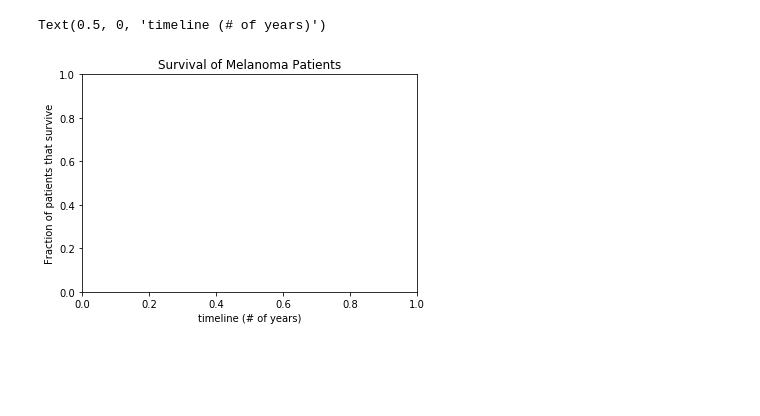
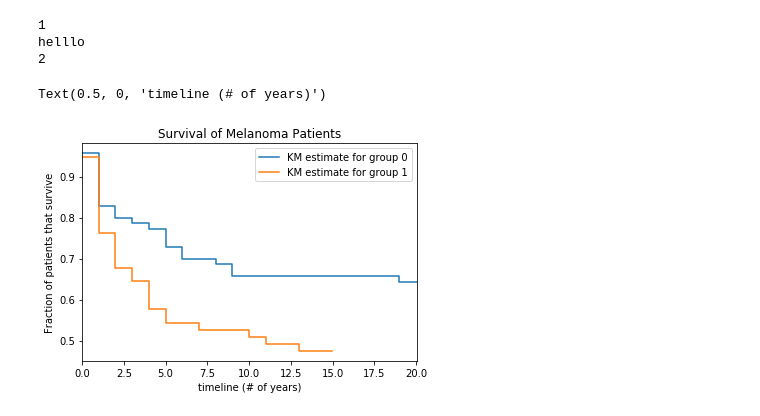
Before and after one commit to isbinternship/MelanomaExpression, a Jupyter notebook: risk_by_subtype.ipynb, the cells around one changed output. Saved outputs shown, nothing was run; the diff lists cells and outputs as text; code cells hidden in the pictures; blank space fills up the shorter version.

```diff
--- a/risk_by_subtype.ipynb
+++ b/risk_by_subtype.ipynb
@@ -20,47 +20,67 @@ dill.load_session(results + "subtype_discovery.dill")
 # %%
 #load survival Data
 
-survivalSKCM = pd.read_csv("/Users/user/projects/melanoma/melanoma_data/clinical.tsv", sep='\t', index_col=0,header=0)
+survivalSKCM = pd.read_csv("/Users/user/projects/melanoma/melanoma_data/clinical.tsv", sep='\t', index_col=1,header=0)
 survivalDfSKCM = survivalSKCM.iloc[:,7:9]
 survivalDfSKCM.columns = ["status", "duration"]
 survivalDfSKCM = survivalDfSKCM.loc[(survivalDfSKCM.status == 'Dead') | (survivalDfSKCM.status == 'Alive')]
 survivalDfSKCM.loc[survivalDfSKCM.status == 'Alive', 'duration'] = 0
 survivalDfSKCM.loc[:, 'duration'] = survivalDfSKCM.loc[:, 'duration'].astype(int)
+
+
+indexConversion = pd.read_csv("/Users/user/projects/melanoma/melanoma_data/gdc_sample_sheet.tsv", sep='\t', index_col=5, header=0)
+
+trimId = []
+for fileId in indexConversion['File Name']:
+    trimId.append(fileId.split('.')[0])
+indexConversion['File Name'] = trimId
+repeatsRemove = ['TCGA-ER-A19T-06A', 'TCGA-ER-A2NF-06A', 'TCGA-D3-A1QA-07A', 'TCGA-GN-A4U8-11A']
+indexConversion = indexConversion.loc[~indexConversion['Sample ID'].isin(repeatsRemove)]
+indexConversion = indexConversion.loc[survivalDfSKCM.index, :]
+survivalDfSKCM.index = indexConversion['File Name']
 # %%
 def getKMF (df, groupNumber):
     groupSurvival = df.copy()
     KMlabel = "KM estimate for group " + str(groupNumber)
     durations = []
     event_observed = []
 
     for status, days in groupSurvival.values:
         if status == 'Dead':
             durations.append(int(days/365))
             event_observed.append(1)
         elif status == 'Alive':
             durations.append(max(df.loc[:, 'duration'].values)/365+1)
             event_observed.append(0)
 
     kmf = KaplanMeierFitter()
     kmf.fit(durations, event_observed, label= KMlabel)
 
     return kmf
 
-def getGroupedDf (survivalInfo, groups):
-    return survivalInfo
-
-
-groupedSurvivalDfSKCM = getGroupedDf(survivalDfSKCM, groups)
+goodCases = survivalDfSKCM.index.intersection(groups[0])
+group0survival = survivalDfSKCM.loc[goodCases]
+kmf1 = getKMF(group0survival, 0)
+axes = kmf1.plot(ci_show=False)
 
 i = 0
-for group in groupedSurvivalDfSKCM:
-    kmf = getKMF(survivalDfSKCM, i)
-    ax = kmf.plot(ci_show=False, ax=ax)
+for group in survivalDfSKCM:
+    if i > 0:
+        print("helllo")
+        goodCases = survivalDfSKCM.index.intersection(groups[i])
+        groupsurvival = survivalDfSKCM.loc[goodCases]
+
+        kmf = getKMF(groupsurvival, i)
+        kmf.plot(ci_show=False, ax=axes)
     i = i + 1
+    print (i)
 
 plt.title('Survival of Melanoma Patients')
 plt.ylabel('Fraction of patients that survive')
 plt.xlabel('timeline (# of years)')
 # %% [output]
-Text(0.5, 0, 'timeline (# of years)')
+1
+helllo
+2
+Text(0.5, 0, 'timeline (# of years)')
-[figure, old version]
+[figure, new version]
```
Also changed, not shown: parts of 3 cells of this notebook.
